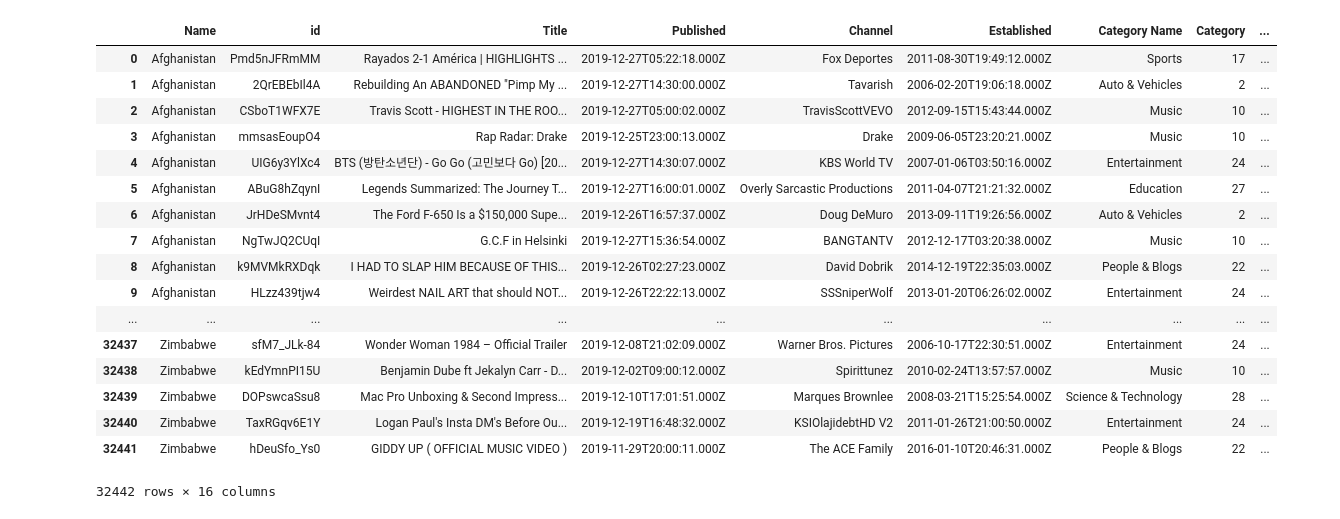
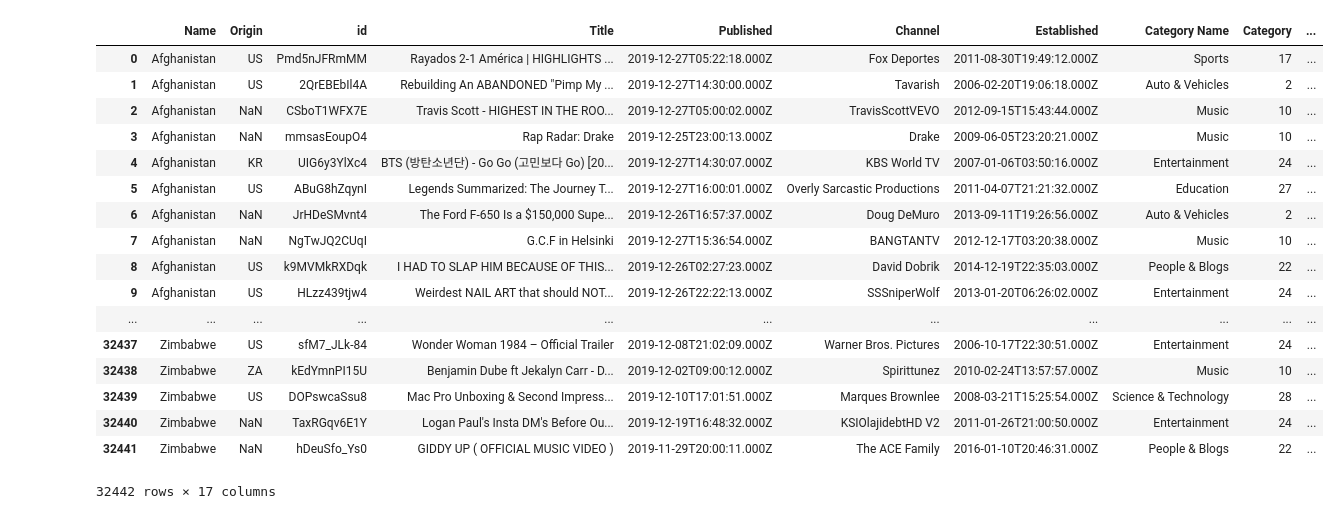
Before and after one commit to nguyenndt278/yt_vr_combine_progress, a Jupyter notebook: static/notebook/youtube_clean_and_combine.ipynb, the cells around one changed output. Drawn from its saved outputs; the diff is of its cells as text; code cells hidden in the pictures.

```diff
--- a/static/notebook/youtube_clean_and_combine.ipynb
+++ b/static/notebook/youtube_clean_and_combine.ipynb
@@ -9,7 +33,7 @@ df_code=pd.read_csv("C:\workspace\Resources\df_country_code.csv")
 # %%
 df_all_1=df_video.merge(df_category,how='left', on='Category')
 df_all_2=df_all_1.merge(df_code,how='left', on='Code')
-df_all=df_all_2.merge(df_channel, how='left', on='Channel ID')
+df_all=df_all_2.merge(df_channel_with_origin, how='left', on='Channel ID')
 df_all
 # %% [output]
 |  | Unnamed: 0_x | Views | Like | Dislikes | Comment Count | Duration | Published | Category | id | ... |
@@ -32,0 +57,6 @@ df_all
+# %%
+df_all_3=df_video.merge(df_category,how='left', on='Category')
+df_all_4=df_all_3.merge(df_channel_with_origin, how='left', on='Channel ID')
+df_all_origin=df_all_4.merge(df_code_2,how='left', on='Origin')
+df_all_origin_c=df_all_origin.dropna()
+df_all_origin_c
@@ -32,0 +82,10 @@ df_all
+# %%
+df_all_origin_clean=df_all_origin_c[["Name","Origin","id",
+              "Title", "Published",
+              "Channel", "Established",
+              "Category Name", "Category",
+              "Duration", "Like",
+              "Dislikes","Comment Count",
+              "Channel Views", "Subscriber Count",
+              "Video Count","Views"]]
+df_all_origin_clean
@@ -32,0 +111,10 @@ df_all
+# %%
+duration_2=df_all_origin_clean['Duration']
+duration_list_raw_2=list(duration_2)
+duration_list_parse_2=[]
+for item in duration_list_raw_2:
+    dura=isodate.parse_duration(item)
+    durat= dura.total_seconds()
+    duration_list_parse_2.append(durat)
+df_all_origin_clean['Duration in Seconds']=duration_list_parse_2
+df_all_origin_clean
@@ -33,39 +209,39 @@ df_all
 # %%
 duration=df_all['Duration']
 duration_list_raw=list(duration)
 duration_list_parse=[]
 for item in duration_list_raw:
     dura=isodate.parse_duration(item)
     durat= dura.total_seconds()
     duration_list_parse.append(durat)
 df_all['Duration in Seconds']=duration_list_parse
-df_tableau=df_all[["Name","id",
+df_tableau=df_all[["Name","Origin","id",
               "Title", "Published",
               "Channel", "Established",
               "Category Name", "Category",
               "Duration in Seconds", "Like",
               "Dislikes","Comment Count",
               "Channel Views", "Subscriber Count",
               "Video Count","Views"]]
 df_tableau
 # %% [output]
-|  | Name | id | Title | Published | Channel | Established | Category Name | Category | ... |
-| 0 | Afghanistan | Pmd5nJFRmMM | Rayados 2-1 América | HIGHLIGHTS ... | 2019-12-27T05:22:18.000Z | Fox Deportes | 2011-08-30T19:49:12.000Z | Sports | 17 | ... |
-| 1 | Afghanistan | 2QrEBEbIl4A | Rebuilding An ABANDONED "Pimp My ... | 2019-12-27T14:30:00.000Z | Tavarish | 2006-02-20T19:06:18.000Z | Auto & Vehicles | 2 | ... |
-| 2 | Afghanistan | CSboT1WFX7E | Travis Scott - HIGHEST IN THE ROO... | 2019-12-27T05:00:02.000Z | TravisScottVEVO | 2012-09-15T15:43:44.000Z | Music | 10 | ... |
-| 3 | Afghanistan | mmsasEoupO4 | Rap Radar: Drake | 2019-12-25T23:00:13.000Z | Drake | 2009-06-05T23:20:21.000Z | Music | 10 | ... |
-| 4 | Afghanistan | UIG6y3YlXc4 | BTS (방탄소년단) - Go Go (고민보다 Go) [20... | 2019-12-27T14:30:07.000Z | KBS World TV | 2007-01-06T03:50:16.000Z | Entertainment | 24 | ... |
-| 5 | Afghanistan | ABuG8hZqynI | Legends Summarized: The Journey T... | 2019-12-27T16:00:01.000Z | Overly Sarcastic Productions | 2011-04-07T21:21:32.000Z | Education | 27 | ... |
-| 6 | Afghanistan | JrHDeSMvnt4 | The Ford F-650 Is a $150,000 Supe... | 2019-12-26T16:57:37.000Z | Doug DeMuro | 2013-09-11T19:26:56.000Z | Auto & Vehicles | 2 | ... |
-| 7 | Afghanistan | NgTwJQ2CUqI | G.C.F in Helsinki | 2019-12-27T15:36:54.000Z | BANGTANTV | 2012-12-17T03:20:38.000Z | Music | 10 | ... |
-| 8 | Afghanistan | k9MVMkRXDqk | I HAD TO SLAP HIM BECAUSE OF THIS... | 2019-12-26T02:27:23.000Z | David Dobrik | 2014-12-19T22:35:03.000Z | People & Blogs | 22 | ... |
-| 9 | Afghanistan | HLzz439tjw4 | Weirdest NAIL ART that should NOT... | 2019-12-26T22:22:13.000Z | SSSniperWolf | 2013-01-20T06:26:02.000Z | Entertainment | 24 | ... |
-| ... | ... | ... | ... | ... | ... | ... | ... | ... | ... |
-| 32437 | Zimbabwe | sfM7_JLk-84 | Wonder Woman 1984 – Official Trailer | 2019-12-08T21:02:09.000Z | Warner Bros. Pictures | 2006-10-17T22:30:51.000Z | Entertainment | 24 | ... |
-| 32438 | Zimbabwe | kEdYmnPI15U | Benjamin Dube ft Jekalyn Carr - D... | 2019-12-02T09:00:12.000Z | Spirittunez | 2010-02-24T13:57:57.000Z | Music | 10 | ... |
-| 32439 | Zimbabwe | DOPswcaSsu8 | Mac Pro Unboxing & Second Impress... | 2019-12-10T17:01:51.000Z | Marques Brownlee | 2008-03-21T15:25:54.000Z | Science & Technology | 28 | ... |
-| 32440 | Zimbabwe | TaxRGqv6E1Y | Logan Paul's Insta DM's Before Ou... | 2019-12-19T16:48:32.000Z | KSIOlajidebtHD V2 | 2011-01-26T21:00:50.000Z | Entertainment | 24 | ... |
-| 32441 | Zimbabwe | hDeuSfo_Ys0 | GIDDY UP ( OFFICIAL MUSIC VIDEO ) | 2019-11-29T20:00:11.000Z | The ACE Family | 2016-01-10T20:46:31.000Z | People & Blogs | 22 | ... |
+|  | Name | Origin | id | Title | Published | Channel | Established | Category Name | Category | ... |
+| 0 | Afghanistan | US | Pmd5nJFRmMM | Rayados 2-1 América | HIGHLIGHTS ... | 2019-12-27T05:22:18.000Z | Fox Deportes | 2011-08-30T19:49:12.000Z | Sports | 17 | ... |
+| 1 | Afghanistan | US | 2QrEBEbIl4A | Rebuilding An ABANDONED "Pimp My ... | 2019-12-27T14:30:00.000Z | Tavarish | 2006-02-20T19:06:18.000Z | Auto & Vehicles | 2 | ... |
+| 2 | Afghanistan | NaN | CSboT1WFX7E | Travis Scott - HIGHEST IN THE ROO... | 2019-12-27T05:00:02.000Z | TravisScottVEVO | 2012-09-15T15:43:44.000Z | Music | 10 | ... |
+| 3 | Afghanistan | NaN | mmsasEoupO4 | Rap Radar: Drake | 2019-12-25T23:00:13.000Z | Drake | 2009-06-05T23:20:21.000Z | Music | 10 | ... |
+| 4 | Afghanistan | KR | UIG6y3YlXc4 | BTS (방탄소년단) - Go Go (고민보다 Go) [20... | 2019-12-27T14:30:07.000Z | KBS World TV | 2007-01-06T03:50:16.000Z | Entertainment | 24 | ... |
+| 5 | Afghanistan | US | ABuG8hZqynI | Legends Summarized: The Journey T... | 2019-12-27T16:00:01.000Z | Overly Sarcastic Productions | 2011-04-07T21:21:32.000Z | Education | 27 | ... |
+| 6 | Afghanistan | NaN | JrHDeSMvnt4 | The Ford F-650 Is a $150,000 Supe... | 2019-12-26T16:57:37.000Z | Doug DeMuro | 2013-09-11T19:26:56.000Z | Auto & Vehicles | 2 | ... |
+| 7 | Afghanistan | NaN | NgTwJQ2CUqI | G.C.F in Helsinki | 2019-12-27T15:36:54.000Z | BANGTANTV | 2012-12-17T03:20:38.000Z | Music | 10 | ... |
+| 8 | Afghanistan | US | k9MVMkRXDqk | I HAD TO SLAP HIM BECAUSE OF THIS... | 2019-12-26T02:27:23.000Z | David Dobrik | 2014-12-19T22:35:03.000Z | People & Blogs | 22 | ... |
+| 9 | Afghanistan | US | HLzz439tjw4 | Weirdest NAIL ART that should NOT... | 2019-12-26T22:22:13.000Z | SSSniperWolf | 2013-01-20T06:26:02.000Z | Entertainment | 24 | ... |
+| ... | ... | ... | ... | ... | ... | ... | ... | ... | ... | ... |
+| 32437 | Zimbabwe | US | sfM7_JLk-84 | Wonder Woman 1984 – Official Trailer | 2019-12-08T21:02:09.000Z | Warner Bros. Pictures | 2006-10-17T22:30:51.000Z | Entertainment | 24 | ... |
+| 32438 | Zimbabwe | ZA | kEdYmnPI15U | Benjamin Dube ft Jekalyn Carr - D... | 2019-12-02T09:00:12.000Z | Spirittunez | 2010-02-24T13:57:57.000Z | Music | 10 | ... |
+| 32439 | Zimbabwe | US | DOPswcaSsu8 | Mac Pro Unboxing & Second Impress... | 2019-12-10T17:01:51.000Z | Marques Brownlee | 2008-03-21T15:25:54.000Z | Science & Technology | 28 | ... |
+| 32440 | Zimbabwe | NaN | TaxRGqv6E1Y | Logan Paul's Insta DM's Before Ou... | 2019-12-19T16:48:32.000Z | KSIOlajidebtHD V2 | 2011-01-26T21:00:50.000Z | Entertainment | 24 | ... |
+| 32441 | Zimbabwe | NaN | hDeuSfo_Ys0 | GIDDY UP ( OFFICIAL MUSIC VIDEO ) | 2019-11-29T20:00:11.000Z | The ACE Family | 2016-01-10T20:46:31.000Z | People & Blogs | 22 | ... |
-32442 rows × 16 columns
+32442 rows × 17 columns
 # %%
 df_tableau_c=df_tableau.dropna()
```
Also changed, not shown: parts of 12 cells of this notebook, 4 other files.
